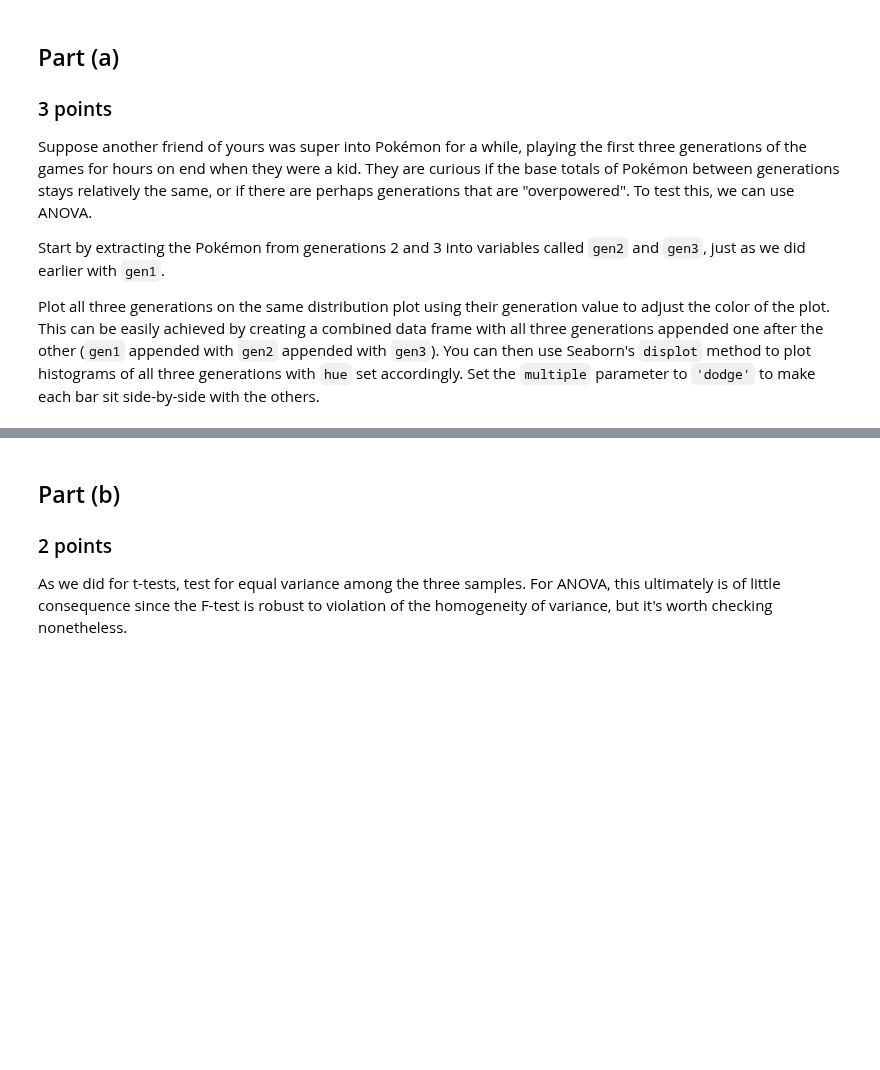
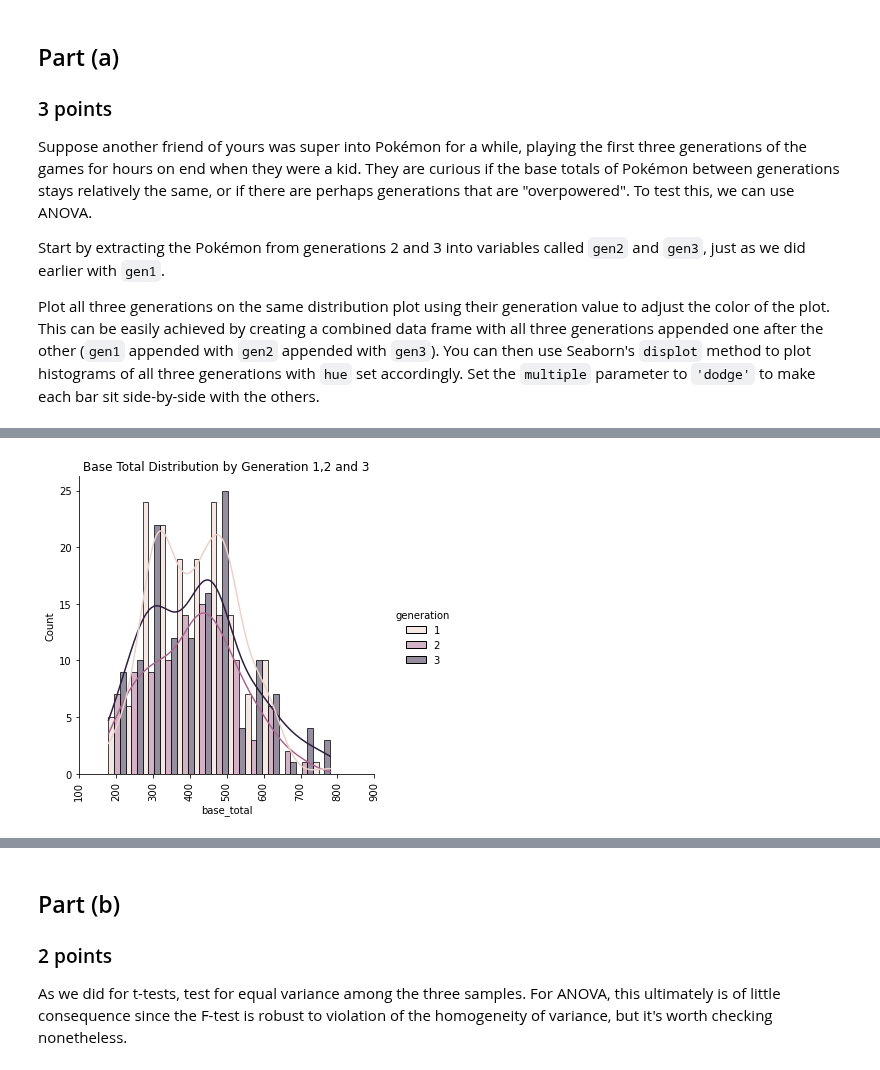
Before and after one commit to DuncanFerguson/GITHUB_REPOSITORY, a Jupyter notebook: DU_MSDS/Data Science Tools 1/Assignment_6/Duncan_Ferguson_Assignment _6 _Inferential_Statistics.ipynb, the cells around one changed output, grey strips where cells are left out. Drawn from its saved outputs; the diff is of its cells as text; code cells hidden in the pictures; blank space fills up the shorter version.

```diff
--- a/DU_MSDS/Data Science Tools 1/Assignment_6/Duncan_Ferguson_Assignment _6 _Inferential_Statistics.ipynb
+++ b/DU_MSDS/Data Science Tools 1/Assignment_6/Duncan_Ferguson_Assignment _6 _Inferential_Statistics.ipynb
@@ -475,3 +475,10 @@ Suppose another friend of yours was super into Pokémon for a while, playing the
 Start by extracting the Pokémon from generations 2 and 3 into variables called `gen2` and `gen3`, just as we did earlier with `gen1`.
 
 Plot all three generations on the same distribution plot using their generation value to adjust the color of the plot. This can be easily achieved by creating a combined data frame with all three generations appended one after the other (`gen1` appended with `gen2` appended with `gen3`). You can then use Seaborn's `displot` method to plot histograms of all three generations with `hue` set accordingly. Set the `multiple` parameter to `'dodge'` to make each bar sit side-by-side with the others.
+# %%
+df4 = pd.read_csv('pokemon.csv')
+df4 = df4[['base_total','generation']].copy()
+df4 = df4[df['generation'] < 4].copy()
+gen1  = df4[df4['generation'] == 1].copy()
+gen2  = df4[df4['generation'] == 2].copy()
+gen3  = df4[df4['generation'] == 3].copy()
@@ -477,0 +512,7 @@ Plot all three generations on the same distribution plot using their generation
+# %%
+plot = sns.displot(data=df4, x='base_total', hue='generation', multiple='dodge',kde=True)
+plot.set_xticklabels(rotation=90)
+plot.tight_layout()
+plt.title("Base Total Distribution by Generation 1,2 and 3");
+# %% [output]
+[figure, added]
```
Also changed, not shown: parts of 7 cells of this notebook.
